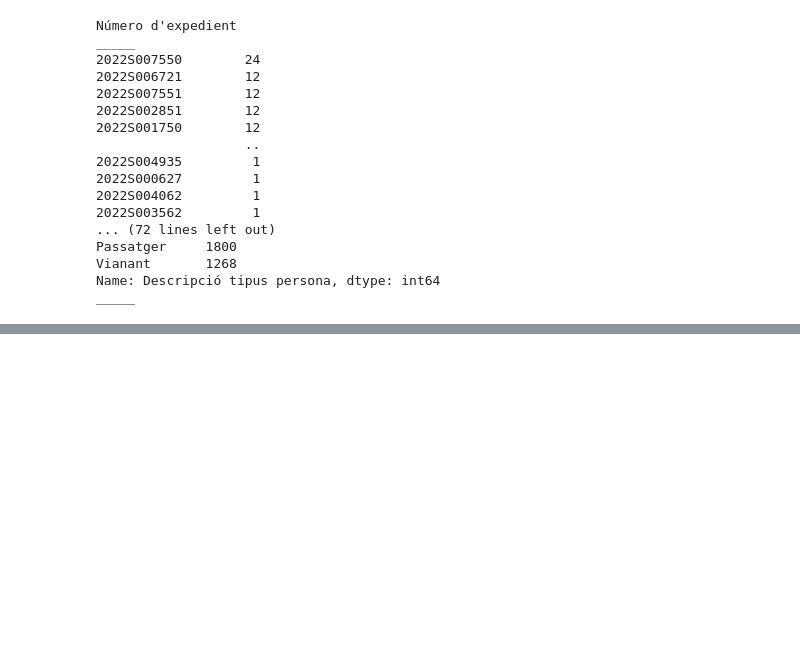
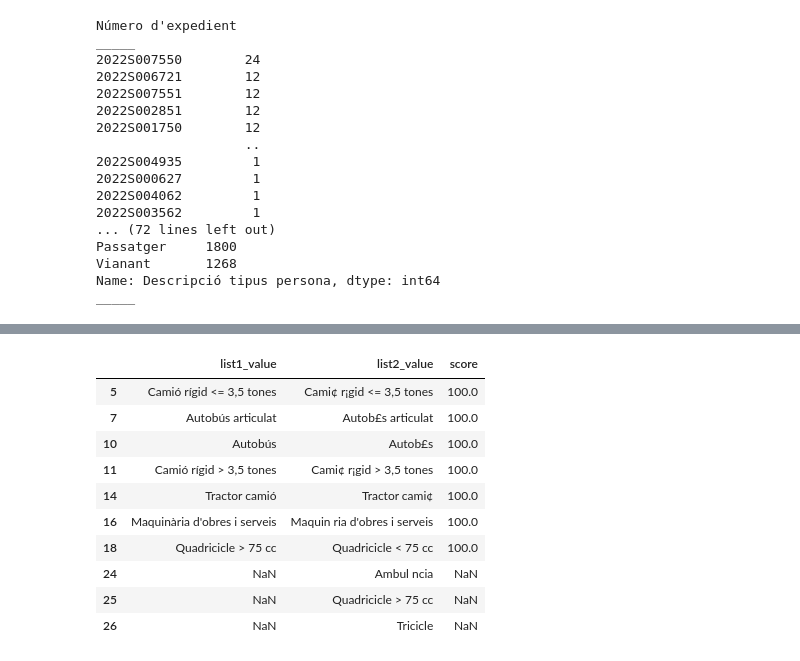
Before and after one commit to vprymidis/er_dades, a Jupyter notebook: notebooks/Accidents/notebooks/Parse_files.ipynb, the cells around one changed output, grey strips where cells are left out. Drawn from its saved outputs; the diff is of its cells as text; code cells hidden in the pictures; blank space fills up the shorter version.

```diff
--- a/notebooks/Accidents/notebooks/Parse_files.ipynb
+++ b/notebooks/Accidents/notebooks/Parse_files.ipynb
@@ -229,0 +253,33 @@ _____
+# %%
+from fuzzywuzzy import process
+
+def fuzzy_match_list_of_strings(list1, list2, threshold=90):
+    response = []
+    for name_to_find in list1:
+        resp_match =  process.extractOne(name_to_find ,list2)
+        if resp_match[1] > threshold:
+            row = {'list1_value':name_to_find,'list2_value':resp_match[0], 'score':resp_match[1]}
+            response.append(row)
+
+    results = pd.DataFrame(response)
+
+    # If you need all the 'actual_name' tp be in the datframe, continue below
+    # Otherwise don't include these last 2 lines of code
+    unmatched = pd.DataFrame([x for x in list2 if x not in list(results['list2_value'])], columns=['list2_value'])
+    results = results.append(unmatched, sort=False).reset_index(drop=True)
+    return results[results.list1_value!=results.list2_value]
+
+def fix_col_with_dict(df,col,cdict):
+    df[col] = df[col].apply(lambda x: cdict[x] if x in cdict.keys()  else x)
+# %%
+# We will go over the columns and identify possible corrections to the values, to be manually corrected later
+cols_to_correct = ['Descripció causa conductor','Desc. Tipus vehicle implicat']
+
+correction_dfs = {}
+
+for col in cols_to_correct:
+    right_values = another_year_data[col].unique()
+    values_to_correct = df[col].unique()
+
+    corrections = fuzzy_match_list_of_strings(right_values, values_to_correct)
+    correction_dfs[col] = corrections
@@ -229,0 +308,15 @@ _____
+# %%
+# let's move on to the second
+correction_dfs['Desc. Tipus vehicle implicat']
+# %% [output]
+|  | list1_value | list2_value | score |
+| 5 | Camió rígid <= 3,5 tones | Cami¢ r¡gid <= 3,5 tones | 100.0 |
+| 7 | Autobús articulat | Autob£s articulat | 100.0 |
+| 10 | Autobús | Autob£s | 100.0 |
+| 11 | Camió rígid > 3,5 tones | Cami¢ r¡gid > 3,5 tones | 100.0 |
+| 14 | Tractor camió | Tractor cami¢ | 100.0 |
+| 16 | Maquinària d'obres i serveis | Maquin ria d'obres i serveis | 100.0 |
+| 18 | Quadricicle > 75 cc | Quadricicle < 75 cc | 100.0 |
+| 24 | NaN | Ambul ncia | NaN |
+| 25 | NaN | Quadricicle > 75 cc | NaN |
+| 26 | NaN | Tricicle | NaN |
```
Also changed, not shown: parts of 14 cells of this notebook, 1 other file.
